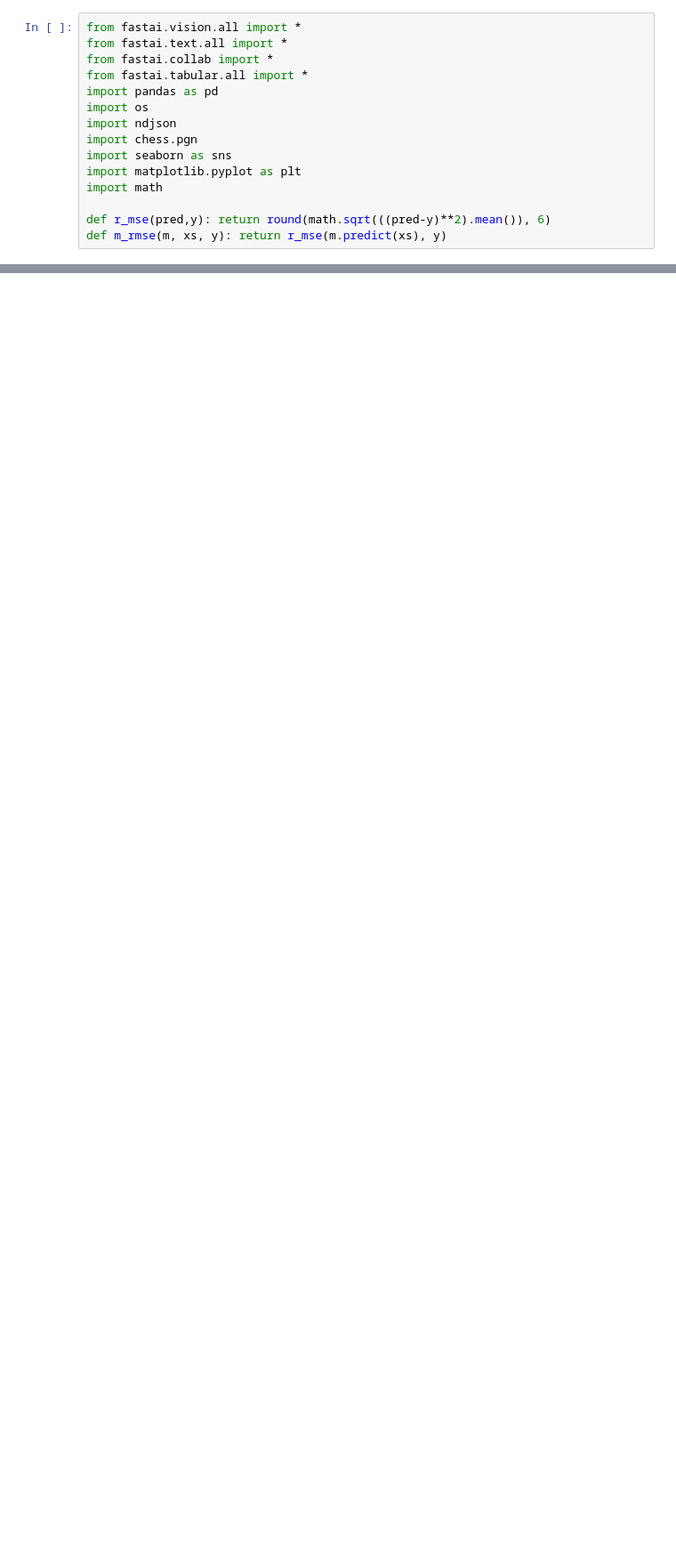
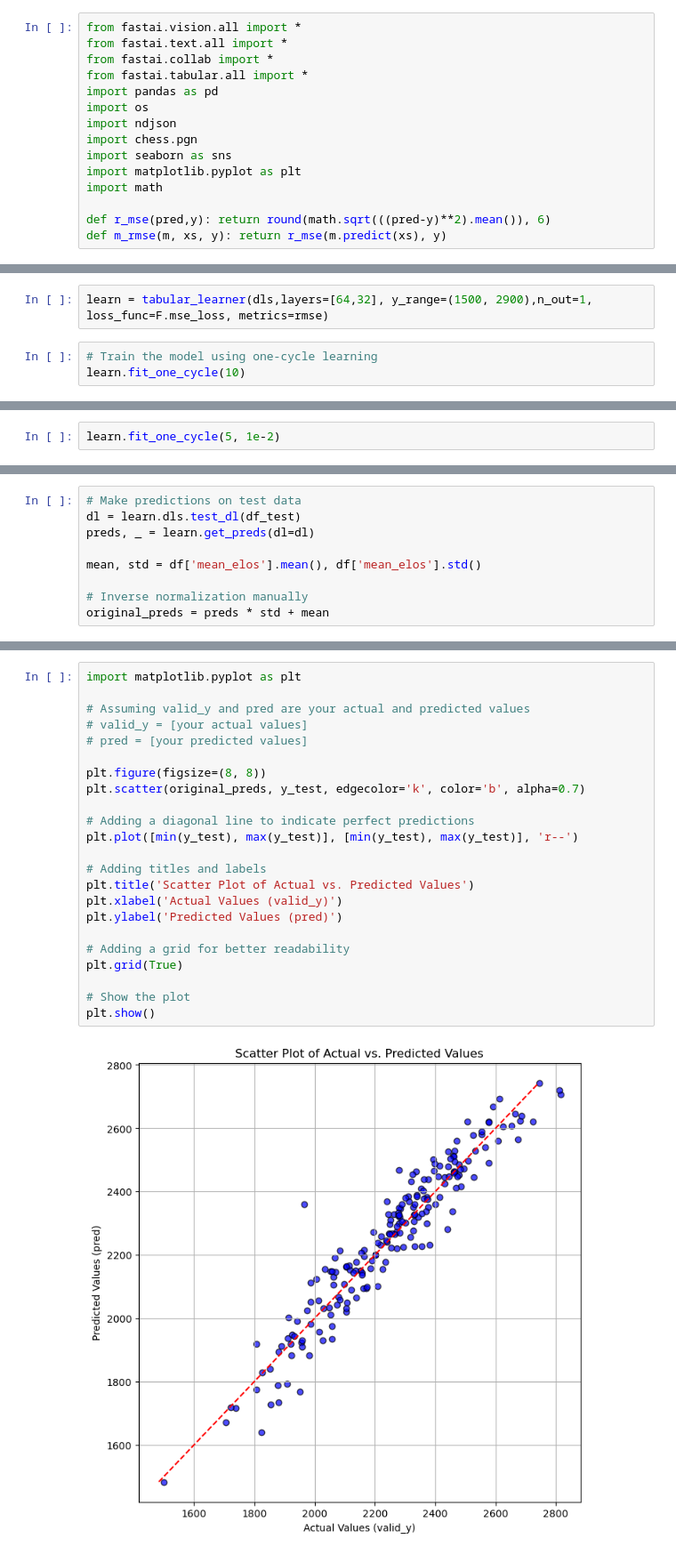
Before and after one commit to jonathan-wu1/Finding-Elo, a Jupyter notebook: cnn_model.ipynb, the cells around one changed output, grey strips where cells are left out. Shown: that part at 89% size. Drawn from its saved outputs; the diff is of its cells as text; blank space fills up the shorter version.

```diff
--- a/cnn_model.ipynb
+++ b/cnn_model.ipynb
@@ -205,0 +84,5 @@ DataFrame saved to data/curated/all.ndjson
+# %%
+learn = tabular_learner(dls,layers=[64,32], y_range=(1500, 2900),n_out=1, loss_func=F.mse_loss, metrics=rmse)
+# %%
+# Train the model using one-cycle learning
+learn.fit_one_cycle(10)
@@ -205,0 +108,2 @@ DataFrame saved to data/curated/all.ndjson
+# %%
+learn.fit_one_cycle(5, 1e-2)
@@ -205,0 +142,9 @@ DataFrame saved to data/curated/all.ndjson
+# %%
+# Make predictions on test data
+dl = learn.dls.test_dl(df_test)
+preds, _ = learn.get_preds(dl=dl)
+
+mean, std = df['mean_elos'].mean(), df['mean_elos'].std()
+
+# Inverse normalization manually
+original_preds = preds * std + mean
@@ -205,0 +153,25 @@ DataFrame saved to data/curated/all.ndjson
+# %%
+import matplotlib.pyplot as plt
+
+# Assuming valid_y and pred are your actual and predicted values
+# valid_y = [your actual values]
+# pred = [your predicted values]
+
+plt.figure(figsize=(8, 8))
+plt.scatter(original_preds, y_test, edgecolor='k', color='b', alpha=0.7)
+
+# Adding a diagonal line to indicate perfect predictions
+plt.plot([min(y_test), max(y_test)], [min(y_test), max(y_test)], 'r--')
+
+# Adding titles and labels
+plt.title('Scatter Plot of Actual vs. Predicted Values')
+plt.xlabel('Actual Values (valid_y)')
+plt.ylabel('Predicted Values (pred)')
+
+# Adding a grid for better readability
+plt.grid(True)
+
+# Show the plot
+plt.show()
+# %% [output]
+[figure, added]
```
Also changed, not shown: parts of 36 cells of this notebook, 8 other files.
